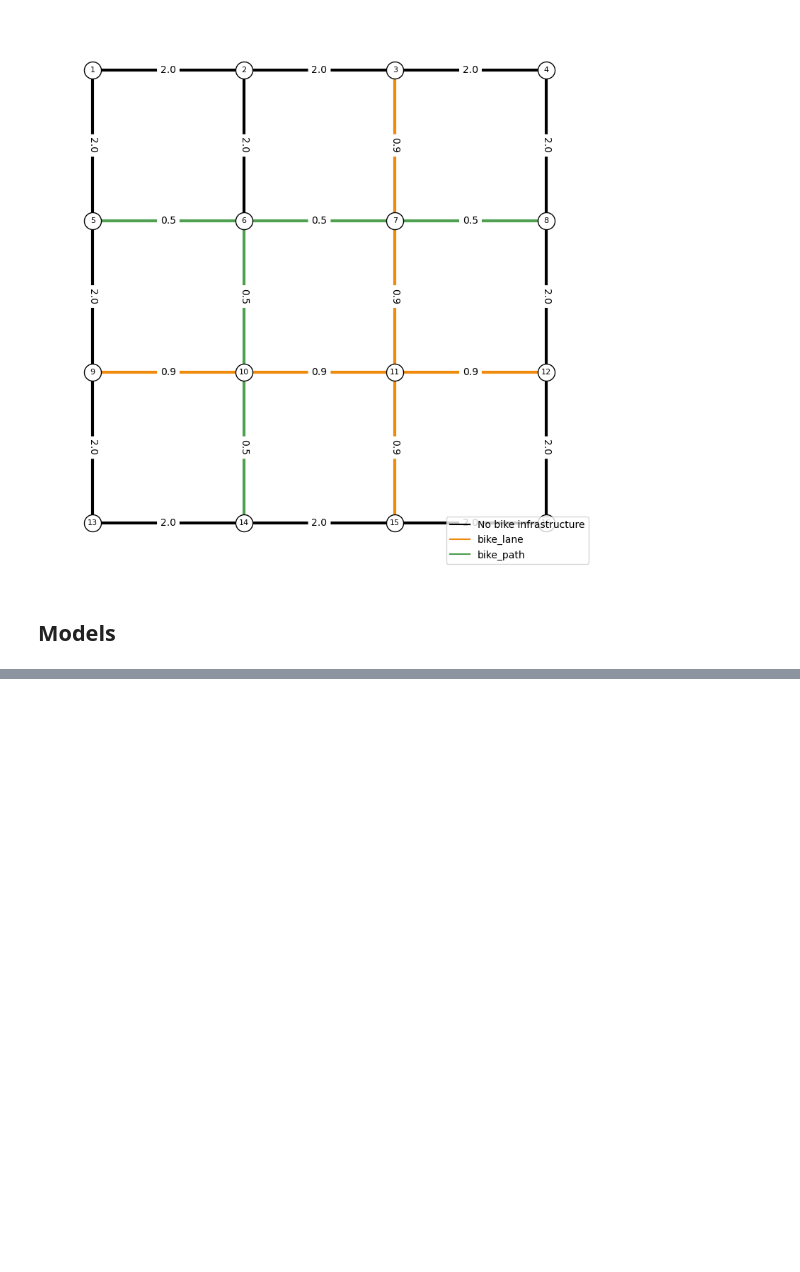
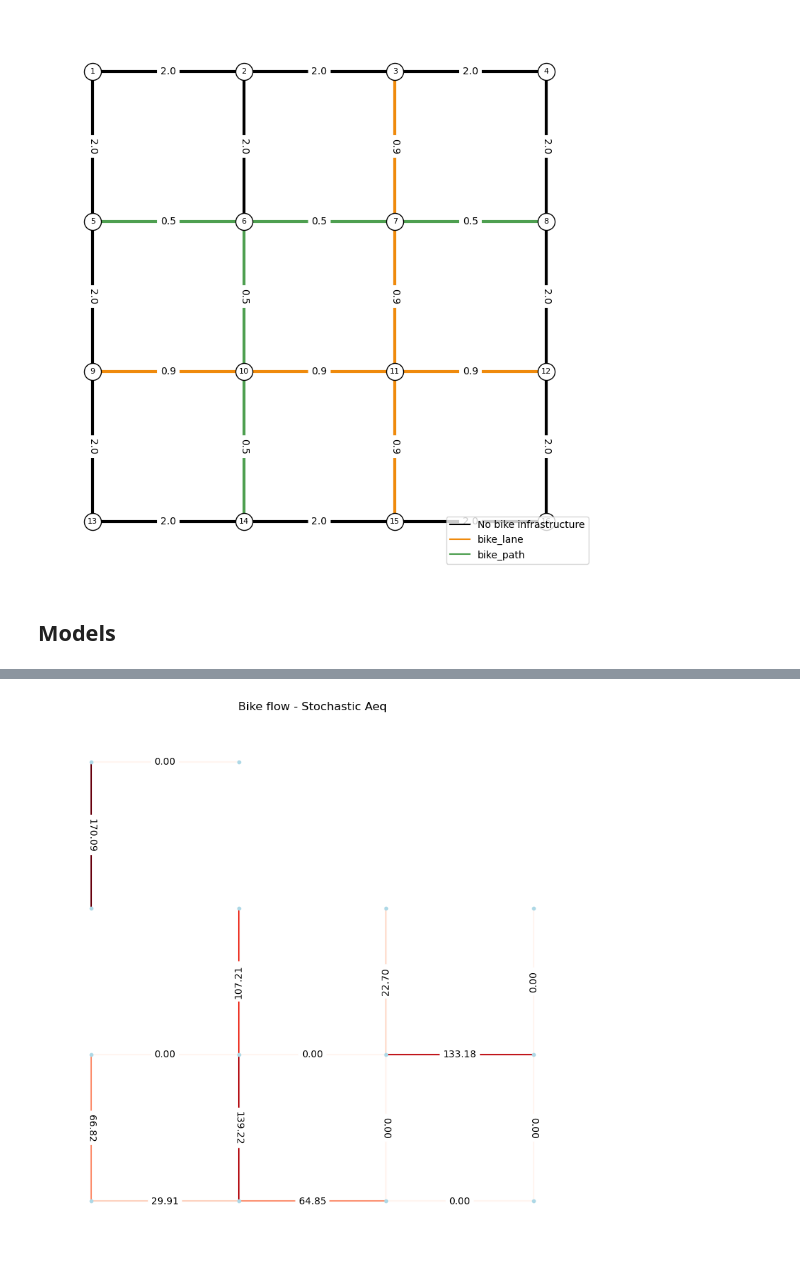
Before and after one commit to tim-lemm/code_these, a Jupyter notebook: notebooks/bike_model.ipynb, the cells around one changed output, grey strips where cells are left out. Cells and saved outputs as stored; diff of their text form; code cells hidden in the pictures; blank space fills up the shorter version.

```diff
--- a/notebooks/bike_model.ipynb
+++ b/notebooks/bike_model.ipynb
@@ -275,0 +315,13 @@ plot_flow(G, title="Car flow - All or Nothing", pos=pos, flow_key='flow_car')
+# %%
+edges_df, len_df = convert_to_eaquilibrae_df_v2(G)
+print(len_df)
+print(len(edges_df))
+od_long = convert_to_eaquilibrae_od_matrix(od_matrix)
+results_stochastic = traffic_assignment_stochastic_aeq(
+        network_df=edges_df,
+        od_df=od_long,
+        time_field='travel_time_bike',
+        cost_field='length_bi',
+        algorithm='bfsle',
+        max_routes=3)
+G_2 = convert_from_eaquilibrae_df_to_graph_v2(results_stochastic, len_df)
@@ -275,0 +346,4 @@ plot_flow(G, title="Car flow - All or Nothing", pos=pos, flow_key='flow_car')
+# %%
+plot_flow(G_2, title="Bike flow - Stochastic Aeq", pos=pos, flow_key='flow')
+# %% [output]
+[figure, added]
```
Also changed, not shown: parts of 10 cells of this notebook, 3 other files.
